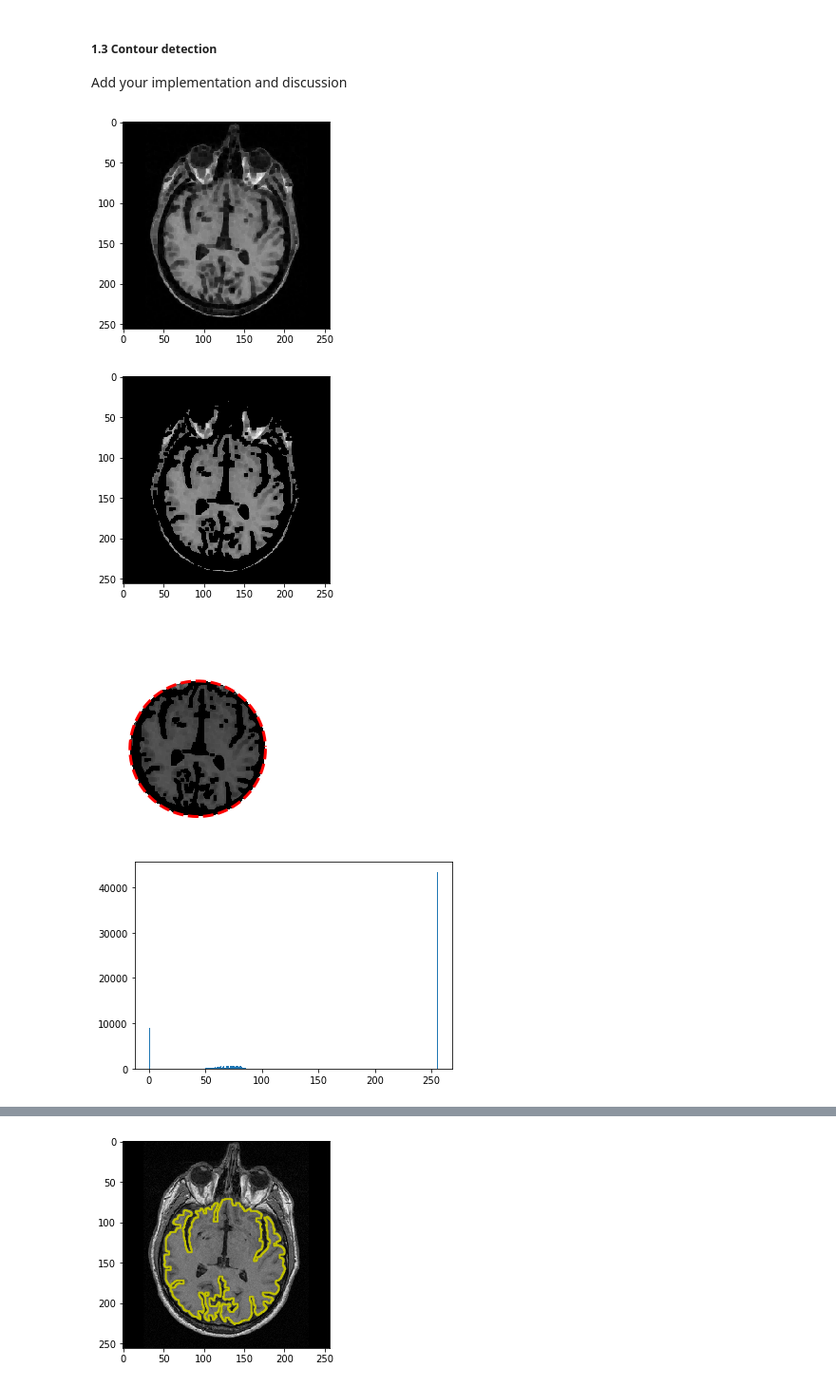
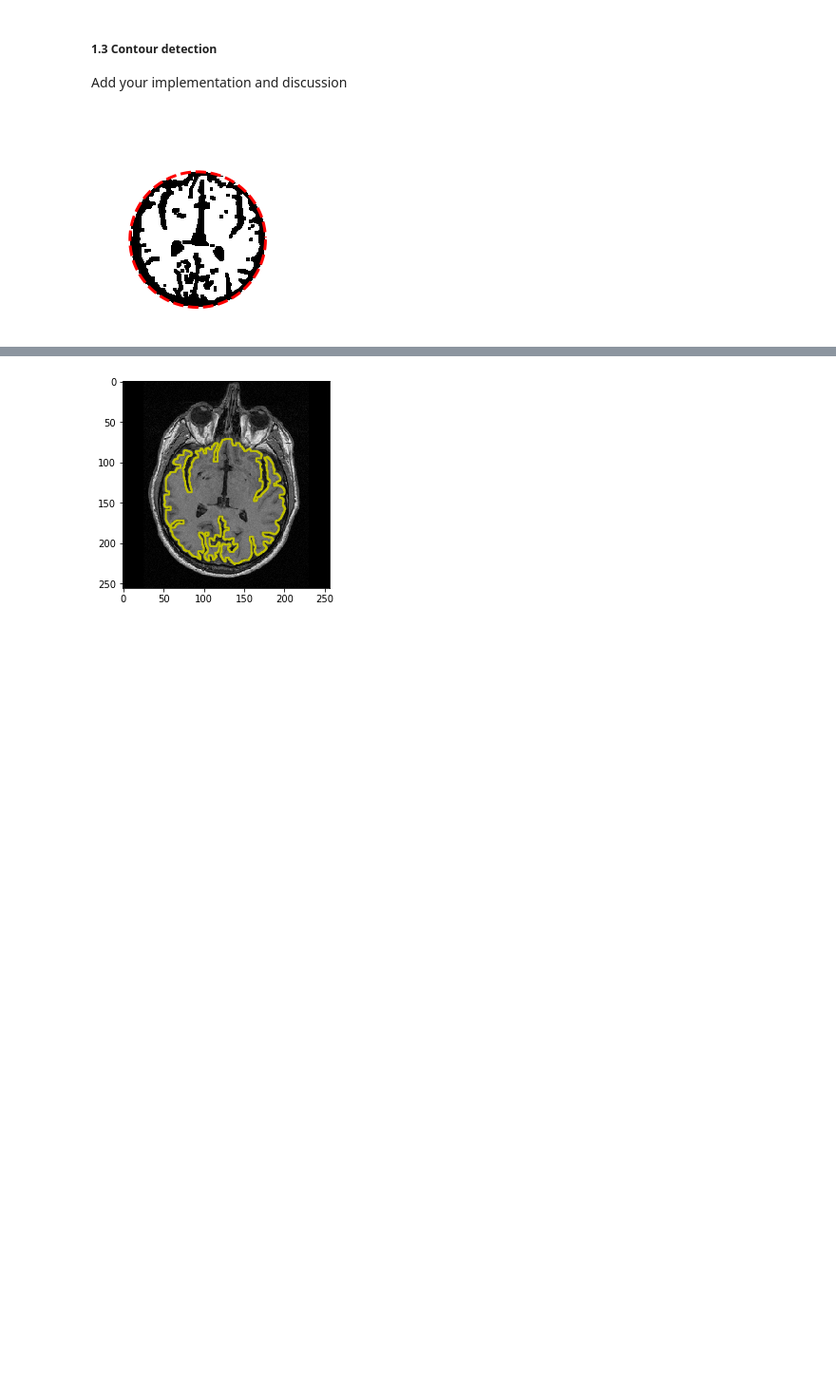
Before and after one commit to Jiang15/Image_analysis_and_pattern-recognition, a Jupyter notebook: Lab 1/lab1.ipynb, the cells around one changed output, grey strips where cells are left out. Shown at 95% size. Cells and saved outputs as stored; diff of their text form; code cells hidden in the pictures; blank space fills up the shorter version.

```diff
--- a/Lab 1/lab1.ipynb
+++ b/Lab 1/lab1.ipynb
@@ -139,14 +148,9 @@ Add your implementation and discussion
 # %%
 from scipy.ndimage import grey_erosion, grey_dilation
 brain_processing = grey_erosion(brain_im, size = (4,4))
-plt.imshow(brain_processing,'gray')
-plt.show()
 
 # remove dark gray and black by thresholding
 brain_processing[brain_processing<50] = 0 # reduce noise
-
-plt.imshow(brain_processing,'gray')
-plt.show()
 
 # detect circle brain --> background white
 def circle_points(resolution, center, radius):
@@ -162,42 +166,31 @@ def circle_points(resolution, center, radius):
 xc = 123
 yc = 150
 radius = 84
 points = circle_points(200, [150, 123], 84)[:-1]
 
 def image_show(image, nrows=1, ncols=1, cmap='gray'):
     fig, ax = plt.subplots(nrows=nrows, ncols=ncols, figsize=(4, 4))
     ax.imshow(image, cmap='gray')
     ax.axis('off')
     return fig, ax
 
 fig, ax = image_show(brain_processing)
 ax.plot(points[:, 0], points[:, 1], '--r', lw=3)
 
 for y in range(brain_processing.shape[0]):
     for x in range(brain_processing.shape[1]):
         if ((x - xc) ** 2 + (y - yc) ** 2) > radius ** 2:
             brain_processing[y][x] = 255;
 
-plt.imshow(brain_processing,'gray')
-plt.show()
-
-plt.hist(brain_processing.ravel(), 256,[0,256]);
-plt.show()
-
 
 # from the histogram we can see that we have a lot of values at 0, 255 and between 30 to 100 --> we want to have just 2 values (0 and 90)
 brain_processing[brain_processing > 30] = 90
 
 brain_processing = grey_dilation(brain_processing, size = (1,1))
 
 plt.imshow(brain_processing,'gray')
 plt.show()
 
 # plt.hist(brain_processing.ravel(), 256,[0,256]); #double check we have no values at 255
-
-plt.hist(brain_processing.ravel(), 256,[0,95]);
 # %% [output]
-[figure, old version]
+[figure, new version]
-[figure, removed]
-[figure, removed]
-[figure, removed]
```
Also changed, not shown: parts of 31 cells of this notebook.
